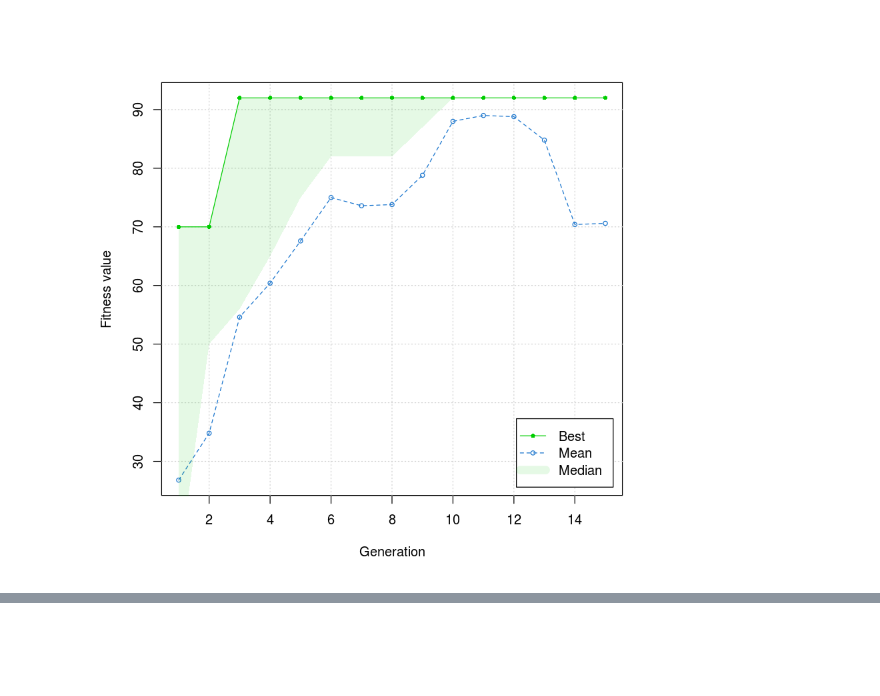
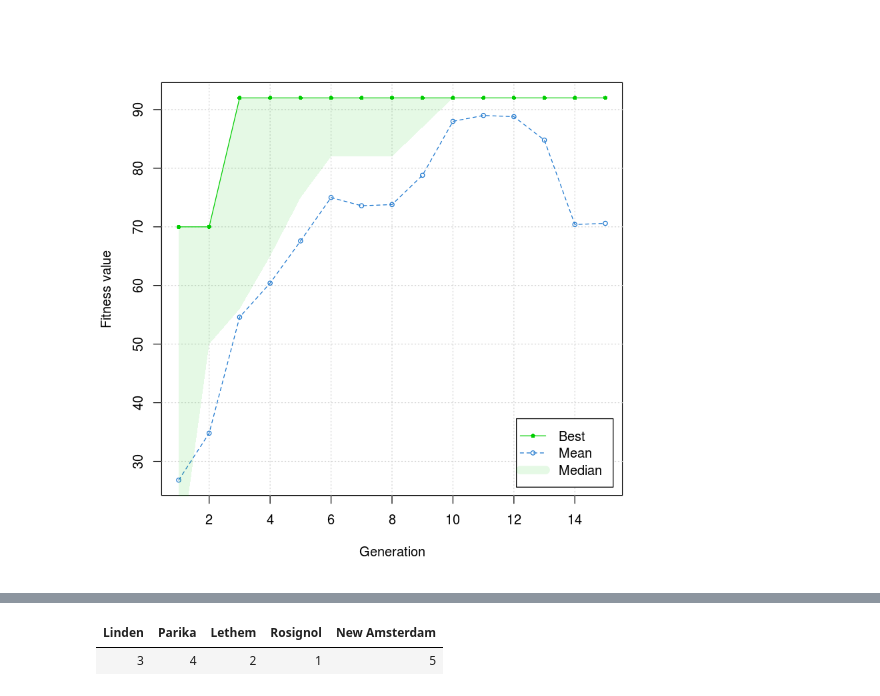
Before and after one commit to thbighead/jupyter-studies, a Jupyter notebook: Aprendizados R Scientist.ipynb, the cells around one changed output, grey strips where cells are left out. Cells and saved outputs as stored; diff of their text form; code cells hidden in the pictures; blank space fills up the shorter version.

```diff
--- a/Aprendizados R Scientist.ipynb
+++ b/Aprendizados R Scientist.ipynb
@@ -1197,0 +1269,5 @@ plot(resultado)
+# %%
+summary(resultado)$solution
+# %% [output]
+| Linden | Parika | Lethem | Rosignol | New Amsterdam |
+| 3 | 4 | 2 | 1 | 5 |
```
Also changed, not shown: parts of 8 cells of this notebook.
